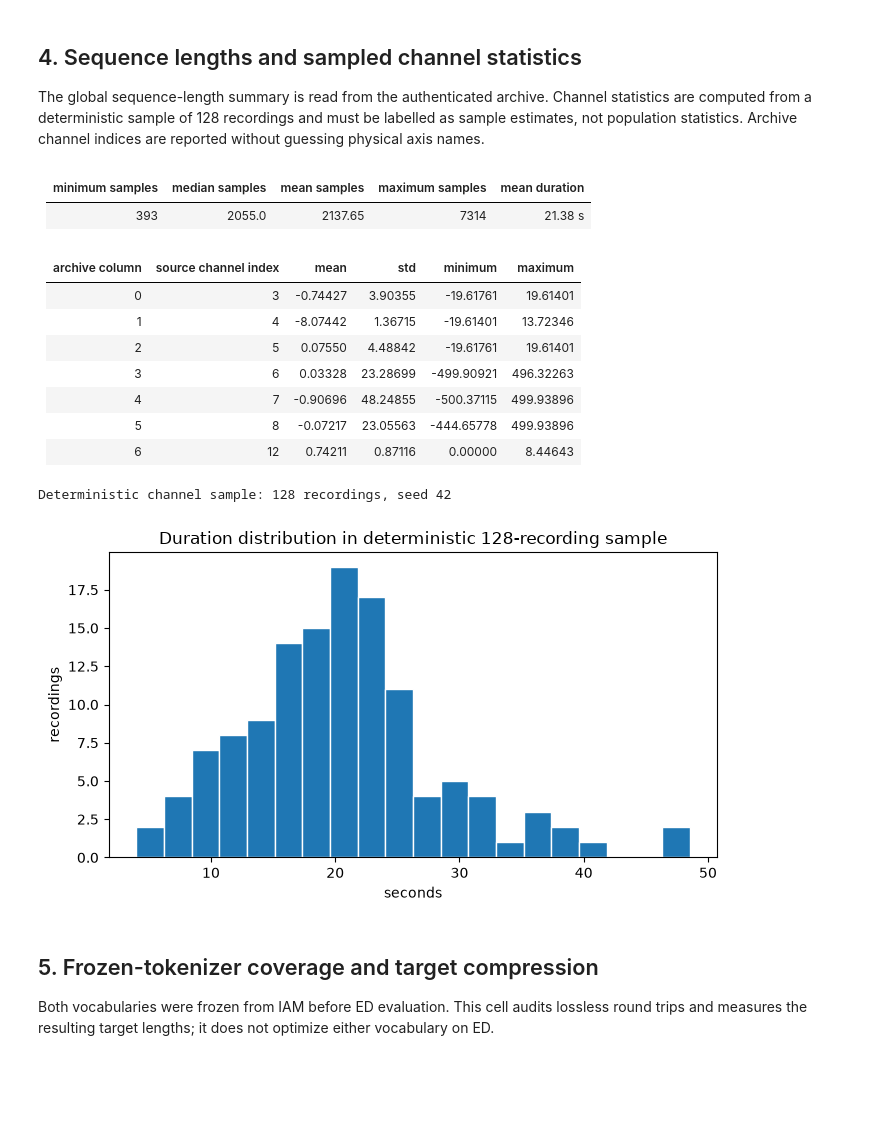
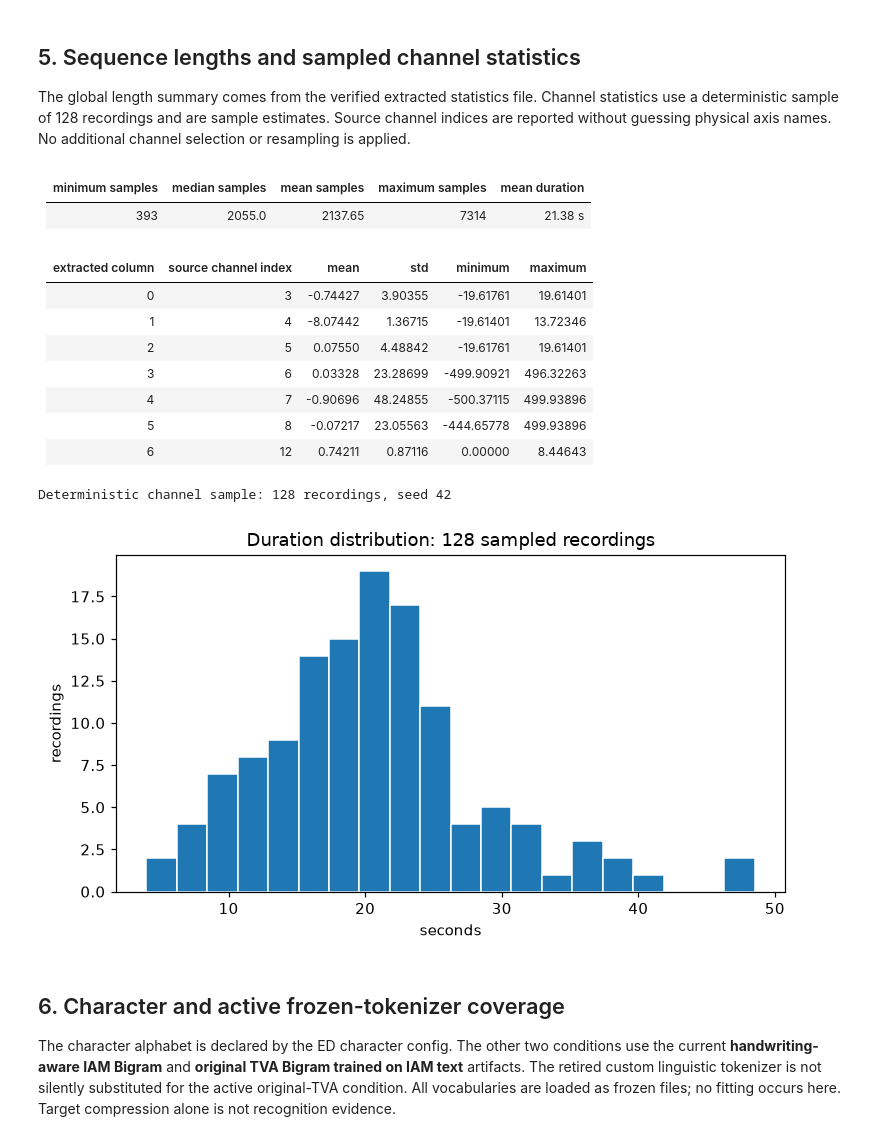
Before and after one commit to muhammadalised/TVA, a Jupyter notebook: analyze_ed.ipynb, the cells around one changed output. Drawn from its saved outputs; the diff is of its cells as text; code cells hidden in the pictures; blank space fills up the shorter version.

```diff
--- a/analyze_ed.ipynb
+++ b/analyze_ed.ipynb
@@ -261,74 +328,61 @@ plt.show()
 # %% [markdown]
-## 4. Sequence lengths and sampled channel statistics
+## 5. Sequence lengths and sampled channel statistics
 
-The global sequence-length summary is read from the authenticated archive. Channel statistics are computed from a deterministic sample of 128 recordings and must be labelled as sample estimates, not population statistics. Archive channel indices are reported without guessing physical axis names.
+The global length summary comes from the verified extracted statistics file. Channel statistics use a deterministic sample of 128 recordings and are sample estimates. Source channel indices are reported without guessing physical axis names. No additional channel selection or resampling is applied.
 # %%
-length_summary = archives['wd']['length_summary']
+length_summary = datasets['wd']['length_summary']
+assert length_summary == datasets['wi']['length_summary']
 length_row = {
-    'minimum samples': length_summary['min'],
-    'median samples': length_summary['median'],
-    'mean samples': f"{length_summary['mean']:.2f}",
-    'maximum samples': length_summary['max'],
+    'minimum samples': length_summary['min'], 'median samples': length_summary['median'],
+    'mean samples': f"{length_summary['mean']:.2f}", 'maximum samples': length_summary['max'],
     'mean duration': f"{length_summary['mean'] / ED_SAMPLE_RATE:.2f} s",
 }
 markdown_table([length_row], list(length_row))
-
 rng = np.random.default_rng(42)
-sample_indices = np.sort(rng.choice(len(records), size=128, replace=False))
+sample_indices = np.sort(rng.choice(len(records), size=min(CHANNEL_SAMPLE_SIZE, len(records)), replace=False))
 sample_sequences = []
-stem = ED_ARCHIVE_STEM['wd']
-with zipfile.ZipFile(ARCHIVE_PATHS['wd']) as archive:
-    for index in sample_indices:
-        record = records[int(index)]
-        content = archive.read(f"{stem}/{record['filename']}")
-        sequence = np.loadtxt(
-            io.BytesIO(content), delimiter=';', dtype=np.float32
-        )
-        if sequence.ndim != 2 or sequence.shape[1] != ED_NUM_CHANNELS:
-            raise ValueError(f"Invalid signal shape for {record['id']}")
-        sample_sequences.append(sequence)
-
+for index in sample_indices:
+    record = records[int(index)]
+    sequence = np.loadtxt(DATASET_PATHS['wd'] / record['filename'], delimiter=';', dtype=np.float32)
+    assert sequence.ndim == 2 and sequence.shape[1] == ED_NUM_CHANNELS
+    assert len(sequence) > 0 and np.isfinite(sequence).all()
+    sample_sequences.append(sequence)
 sample_values = np.concatenate(sample_sequences, axis=0)
-channel_indices = archives['wd']['annotations']['info']['idxs_channel']
+channel_indices = datasets['wd']['annotations']['info']['idxs_channel']
 channel_rows = []
 for offset, source_index in enumerate(channel_indices):
     values = sample_values[:, offset]
     channel_rows.append({
-        'archive column': offset,
-        'source channel index': source_index,
-        'mean': f'{values.mean():.5f}',
-        'std': f'{values.std():.5f}',
-        'minimum': f'{values.min():.5f}',
-        'maximum': f'{values.max():.5f}',
+        'extracted column': offset, 'source channel index': source_index,
+        'mean': f'{values.mean():.5f}', 'std': f'{values.std():.5f}',
+        'minimum': f'{values.min():.5f}', 'maximum': f'{values.max():.5f}',
     })
 markdown_table(channel_rows, list(channel_rows[0]))
 print(f'Deterministic channel sample: {len(sample_sequences)} recordings, seed 42')
-
-sample_durations = np.array([len(sequence) for sequence in sample_sequences]) / ED_SAMPLE_RATE
-plt.figure(figsize=(7, 4))
-plt.hist(sample_durations, bins=20, edgecolor='white')
-plt.title('Duration distribution in deterministic 128-recording sample')
-plt.xlabel('seconds')
-plt.ylabel('recordings')
-plt.tight_layout()
+sample_durations = np.array([len(s) for s in sample_sequences]) / ED_SAMPLE_RATE
+fig, ax = plt.subplots(figsize=(7, 4))
+ax.hist(sample_durations, bins=20, edgecolor='white')
+ax.set(title=f'Duration distribution: {len(sample_sequences)} sampled recordings', xlabel='seconds', ylabel='recordings')
+fig.tight_layout()
+save_figure('sampled_signal_durations', fig)
 plt.show()
 # %% [output]
 | minimum samples | median samples | mean samples | maximum samples | mean duration |
 | --- | --- | --- | --- | --- |
 | 393 | 2055.0 | 2137.65 | 7314 | 21.38 s |
-| archive column | source channel index | mean | std | minimum | maximum |
+| extracted column | source channel index | mean | std | minimum | maximum |
 | --- | --- | --- | --- | --- | --- |
 | 0 | 3 | -0.74427 | 3.90355 | -19.61761 | 19.61401 |
 | 1 | 4 | -8.07442 | 1.36715 | -19.61401 | 13.72346 |
 | 2 | 5 | 0.07550 | 4.48842 | -19.61761 | 19.61401 |
 | 3 | 6 | 0.03328 | 23.28699 | -499.90921 | 496.32263 |
 | 4 | 7 | -0.90696 | 48.24855 | -500.37115 | 499.93896 |
 | 5 | 8 | -0.07217 | 23.05563 | -444.65778 | 499.93896 |
 | 6 | 12 | 0.74211 | 0.87116 | 0.00000 | 8.44643 |
 Deterministic channel sample: 128 recordings, seed 42
-[figure, old version]
+[figure, new version]
-# %% [markdown]
-## 5. Frozen-tokenizer coverage and target compression
-
-Both vocabularies were frozen from IAM before ED evaluation. This cell audits lossless round trips and measures the resulting target lengths; it does not optimize either vocabulary on ED.
+# %% [markdown]
+## 6. Character and active frozen-tokenizer coverage
+
+The character alphabet is declared by the ED character config. The other two conditions use the current **handwriting-aware IAM Bigram** and **original TVA Bigram trained on IAM text** artifacts. The retired custom linguistic tokenizer is not silently substituted for the active original-TVA condition. All vocabularies are loaded as frozen files; no fitting occurs here. Target compression alone is not recognition evidence.
 # %%
```
Also changed, not shown: parts of 24 cells of this notebook, 5 other files.
